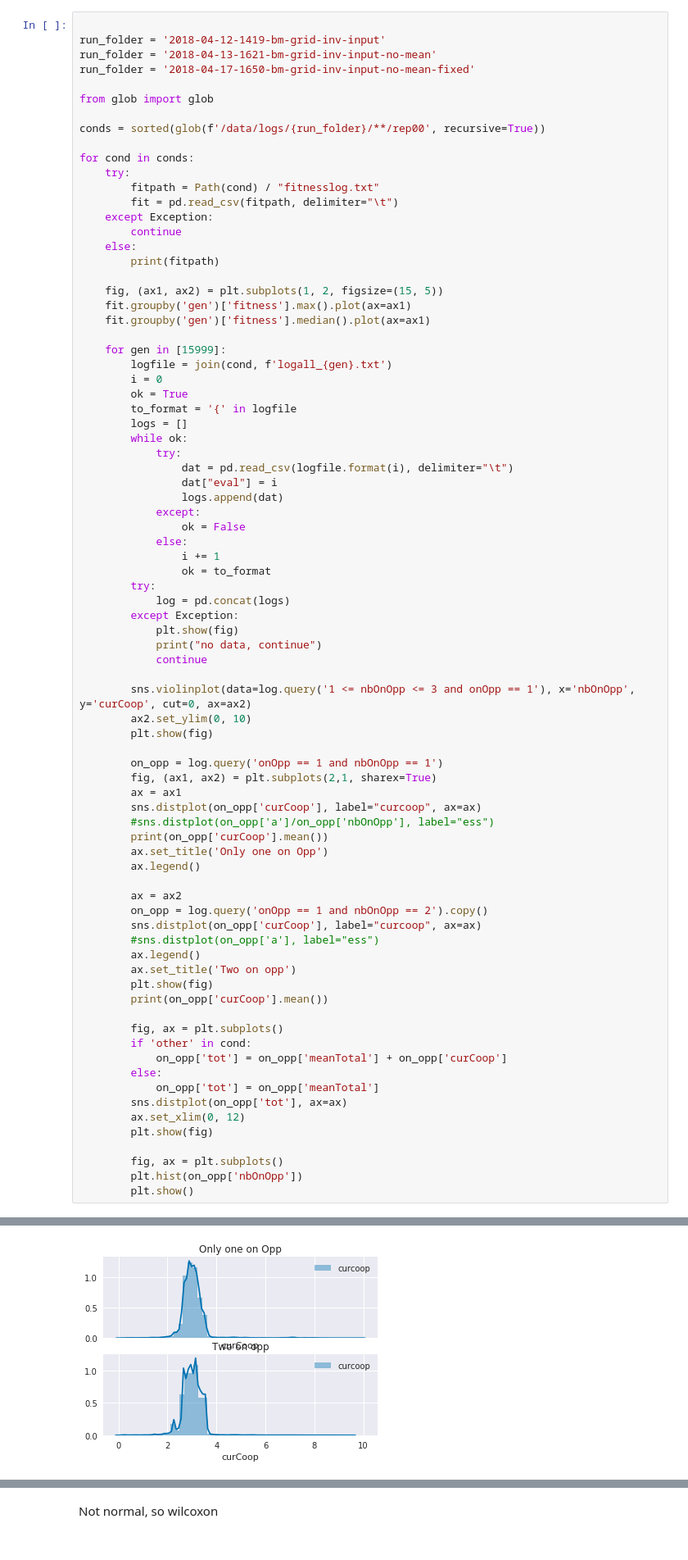
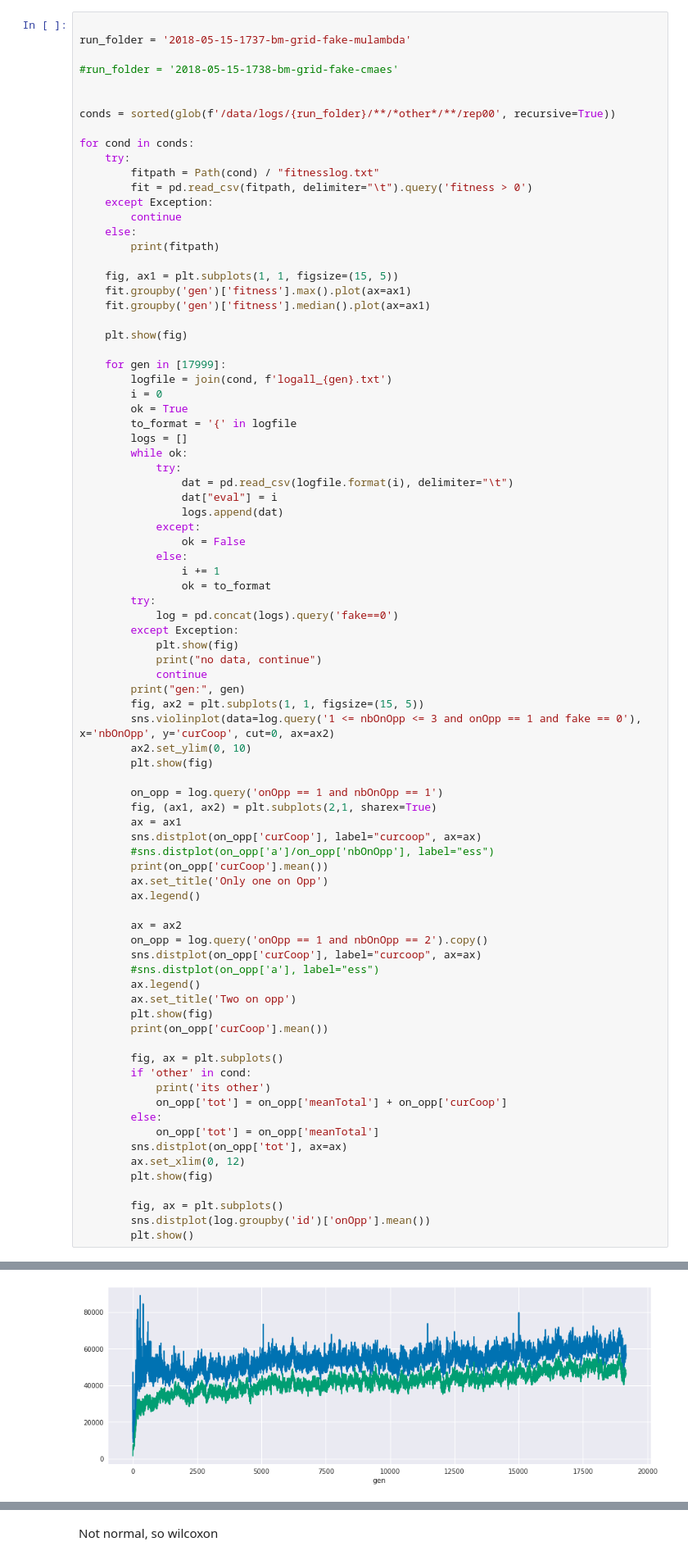
Before and after one commit to PaulEcoffet/roborobo3, a Jupyter notebook: roborobo3/notebooks/bigmodel ESS stat.ipynb, the cells around one changed output, grey strips where cells are left out. Shown at 82% size. Drawn from its saved outputs; the diff is of its cells as text.

```diff
--- a/roborobo3/notebooks/bigmodel ESS stat.ipynb
+++ b/roborobo3/notebooks/bigmodel ESS stat.ipynb
@@ -11,28 +13,29 @@ sns.set()
 sns.set_palette('colorblind');
 # %%
 
-run_folder = '2018-04-12-1419-bm-grid-inv-input'
-run_folder = '2018-04-13-1621-bm-grid-inv-input-no-mean'
-run_folder = '2018-04-17-1650-bm-grid-inv-input-no-mean-fixed'
+run_folder = '2018-05-15-1737-bm-grid-fake-mulambda'
 
-from glob import glob
+#run_folder = '2018-05-15-1738-bm-grid-fake-cmaes'
 
-conds = sorted(glob(f'/data/logs/{run_folder}/**/rep00', recursive=True))
+
+conds = sorted(glob(f'/data/logs/{run_folder}/**/*other*/**/rep00', recursive=True))
 
 for cond in conds:
     try:
         fitpath = Path(cond) / "fitnesslog.txt"
-        fit = pd.read_csv(fitpath, delimiter="\t")
+        fit = pd.read_csv(fitpath, delimiter="\t").query('fitness > 0')
     except Exception:
         continue
     else:
         print(fitpath)
 
-    fig, (ax1, ax2) = plt.subplots(1, 2, figsize=(15, 5))
+    fig, ax1 = plt.subplots(1, 1, figsize=(15, 5))
     fit.groupby('gen')['fitness'].max().plot(ax=ax1)
     fit.groupby('gen')['fitness'].median().plot(ax=ax1)
 
-    for gen in [15999]:
+    plt.show(fig)
+
+    for gen in [17999]:
         logfile = join(cond, f'logall_{gen}.txt')
         i = 0
         ok = True
@@ -49,13 +52,14 @@ for cond in conds:
                 i += 1
                 ok = to_format
         try:
-            log = pd.concat(logs)
+            log = pd.concat(logs).query('fake==0')
         except Exception:
             plt.show(fig)
             print("no data, continue")
             continue
-
-        sns.violinplot(data=log.query('1 <= nbOnOpp <= 3 and onOpp == 1'), x='nbOnOpp', y='curCoop', cut=0, ax=ax2)
+        print("gen:", gen)
+        fig, ax2 = plt.subplots(1, 1, figsize=(15, 5))
+        sns.violinplot(data=log.query('1 <= nbOnOpp <= 3 and onOpp == 1 and fake == 0'), x='nbOnOpp', y='curCoop', cut=0, ax=ax2)
         ax2.set_ylim(0, 10)
         plt.show(fig)
 
@@ -79,6 +83,7 @@ for cond in conds:
 
         fig, ax = plt.subplots()
         if 'other' in cond:
+            print('its other')
             on_opp['tot'] = on_opp['meanTotal'] + on_opp['curCoop']
         else:
             on_opp['tot'] = on_opp['meanTotal']
@@ -87,6 +92,6 @@ for cond in conds:
         plt.show(fig)
 
         fig, ax = plt.subplots()
-        plt.hist(on_opp['nbOnOpp'])
+        sns.distplot(log.groupby('id')['onOpp'].mean())
         plt.show()
 # %% [output]
@@ -96 +102 @@ for cond in conds:
-[figure, old version]
+[figure, new version]
```
Also changed, not shown: parts of 6 cells of this notebook, 2 other files.
